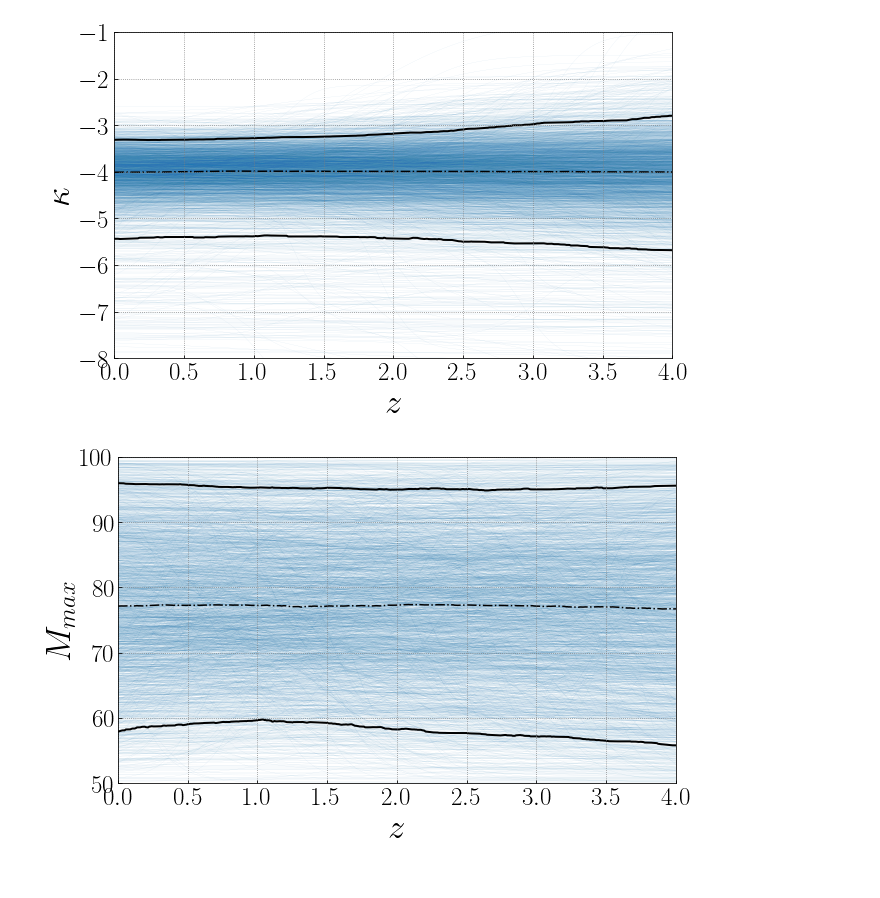
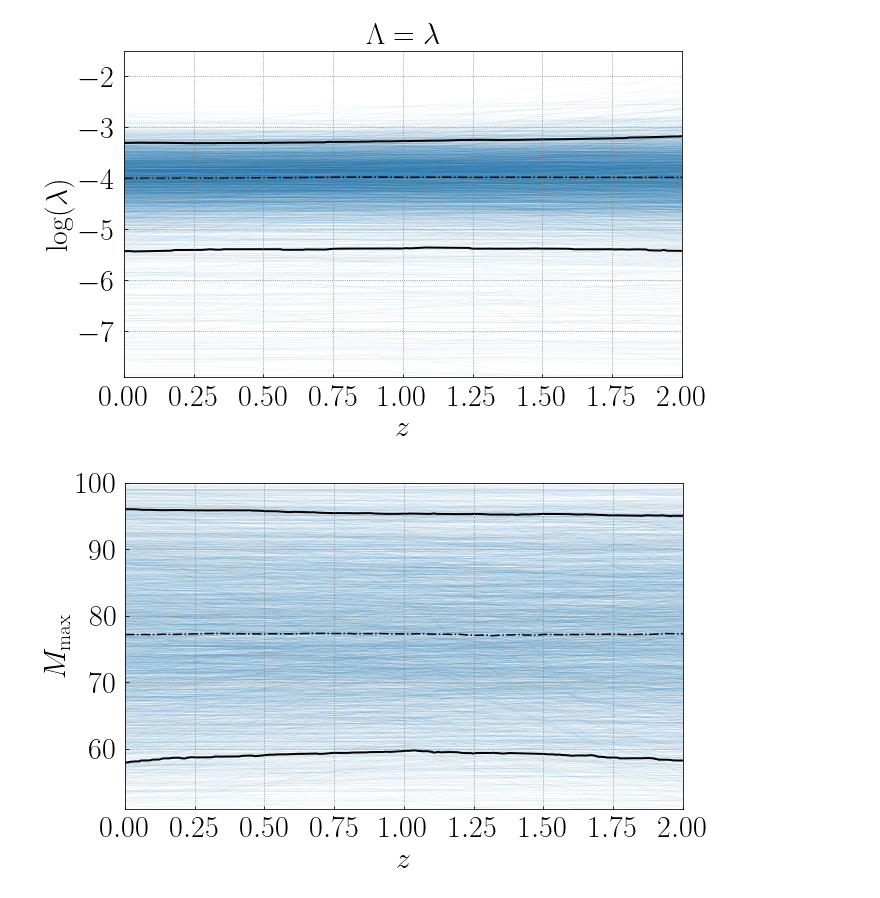
Before and after one commit to maxlalleman/bbh_mass_distribution_redshift_variation_inference, a Jupyter notebook: figures/Traces_power_law_sector.ipynb, the cells around one changed output. Cells and saved outputs as stored; diff of their text form; code cells hidden in the pictures.

```diff
--- a/figures/Traces_power_law_sector.ipynb
+++ b/figures/Traces_power_law_sector.ipynb
@@ -18,35 +18,36 @@ def sigmoid(low, delta, width, middle, zs):
 def sigmoid_no_delta(low, high, width, middle, zs):
     return (high - low) / (1 + jnp.exp(-(1/width)*(zs - middle))) + low
 
-zs = np.linspace(0,4,500)
+zs = np.linspace(0,2,500)
 # %%
 fig,ax = plt.subplots(figsize=(10,6))
 ax.set_rasterization_zorder(2)
 kappa_matrix = np.zeros((len(range(samps.alpha_ref.size)), len(zs)))
 for i in range(samps.alpha_ref.size):
     kappa_r = sigmoid(samps.alpha_ref.values[i],
                                samps.delta_alpha.values[i],
                                10.**samps.log_width_alpha.values[i],
                                samps.middle_z_alpha.values[i],
                                zs,
                               )
     plt.plot(zs, kappa_r, lw = 0.15, color='#1f78b4', alpha = 0.2, zorder = 1)
     kappa_matrix[i, :] = kappa_r
 
 median_kappa = np.median(kappa_matrix, axis = 0)
-plt.xlim(0,4)
-plt.ylim(-8, -1)
-ax.set_xlabel(r"$z$", fontsize = 35)
-ax.set_ylabel(r"$\kappa$", fontsize = 35)
-plt.xticks(fontsize=25)
-plt.yticks(fontsize=25)
+plt.xlim(0,2)
+plt.ylim(-7.9, -1.5)
+ax.set_xlabel(r"$z$", fontsize = 30)
+ax.set_ylabel(r"$\log(\lambda)$", fontsize = 30)
+plt.xticks(fontsize=30)
+plt.yticks(fontsize=30)
 plt.plot(zs, median_kappa, "-.", c="k", zorder = 1)
 plt.plot(zs,np.quantile(kappa_matrix,0.05,axis=0), zorder = 1, color='k', lw=2, alpha=1)
 plt.plot(zs,np.quantile(kappa_matrix,0.95,axis=0), zorder = 1, color='k', lw=2, alpha=1)
-plt.savefig("Trace_kappa_power_law.pdf", dpi = 400, bbox_inches = "tight")
+plt.title(r"$\Lambda = \lambda$", fontsize = 30)
+plt.savefig("Trace_kappa_power_law_z_0_to_2.pdf", dpi = 400, bbox_inches = "tight")
 plt.show()
 # %% [output]
-[figure, old version]
+[figure, new version]
 # %%
 fig,ax = plt.subplots(figsize=(10,6))
 ax.set_rasterization_zorder(2)
@@ -62,19 +63,19 @@ for i in range(samps.mMax.size):
     mMax_matrix[i, :] = mMax_r
 
 median_mMax = np.median(mMax_matrix, axis = 0)
-plt.xlim(0,4)
-plt.ylim(50, 100)
-ax.set_xlabel(r"$z$", fontsize = 35)
-ax.set_ylabel(r"$M_{max}$", fontsize = 35)
-plt.xticks(fontsize=25)
-plt.yticks(fontsize=25)
+plt.xlim(0,2)
+plt.ylim(51, 100)
+ax.set_xlabel(r"$z$", fontsize = 30)
+ax.set_ylabel(r"$M_{\rm max}$", fontsize = 30)
+plt.xticks(fontsize=30)
+plt.yticks(fontsize=30)
 plt.plot(zs, median_mMax, "-.", c="k", zorder = 1)
 plt.plot(zs,np.quantile(mMax_matrix,0.05,axis=0), zorder = 1, color='k', lw=2, alpha=1)
 plt.plot(zs,np.quantile(mMax_matrix,0.95,axis=0), zorder = 1, color='k', lw=2, alpha=1)
-plt.savefig("Trace_mMax_power_law.pdf", dpi = 400, bbox_inches = "tight")
+plt.savefig("Trace_mMax_power_law_z_0_to_2.pdf", dpi = 400, bbox_inches = "tight")
 plt.show()
 # %% [output]
-[figure, old version]
+[figure, new version]
 # %%
 fig,ax = plt.subplots(figsize=(10,6))
 ax.set_rasterization_zorder(2)
```
Also changed, not shown: parts of 2 cells of this notebook, 11 other files.
